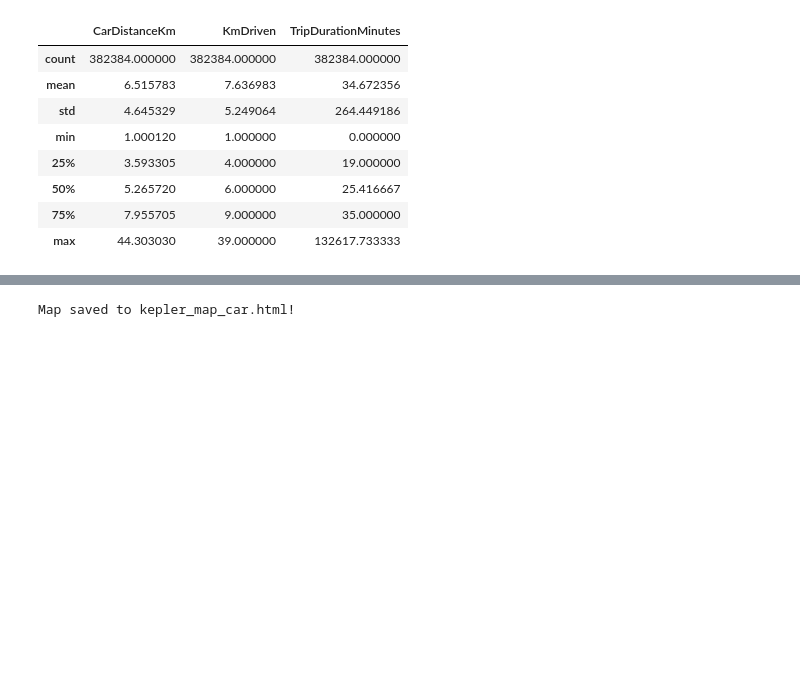
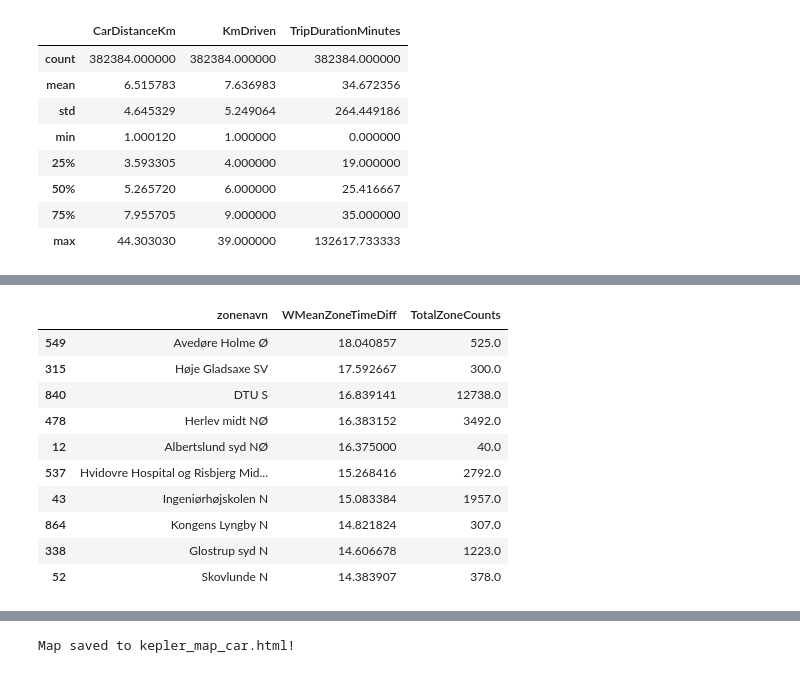
Before and after one commit to mihainipomici/multimodal_public_transport_copenhagen, a Jupyter notebook: notebooks/cars_social_analysis.ipynb, the cells around one changed output, grey strips where cells are left out. Drawn from its saved outputs; the diff is of its cells as text; code cells hidden in the pictures; blank space fills up the shorter version.

```diff
--- a/notebooks/cars_social_analysis.ipynb
+++ b/notebooks/cars_social_analysis.ipynb
@@ -294,17 +365,32 @@ end_zone_counts = end_zone_counts[end_zone_counts['EndZoneCounts'] > 5]
 car_trips = car_trips.merge(end_zone_counts, on='EndZoneId', how='left')
 # rename endzoneid to zoneid
 end_zone_counts = end_zone_counts.rename(columns={'EndZoneId': 'zoneid'})
-# create a column called TripDurationDiff where we subtract TripDurationMin from TotalDurationMin
-car_trips['TripDurationDiff'] = car_trips['TotalDurationMin'] - car_trips['TripDurationMinutes']
+
 # group StartZoneName and get the mean of TripDurationDiff
-start_zone_duration = car_trips.groupby('StartZoneName')['TripDurationDiff'].mean().reset_index(name='CarPubTranspTimeDiff')
+start_zone_duration = car_trips.groupby('StartZoneName')['TripDurationDiff'].mean().reset_index(name='StartZoneTimeDiff')
 # rename startzonename to zonenavn
 start_zone_duration = start_zone_duration.rename(columns={'StartZoneName': 'zonenavn'})
+# group EndZoneName and get the mean of TripDurationDiff
+end_zone_duration = car_trips.groupby('EndZoneName')['TripDurationDiff'].mean().reset_index(name='EndZoneTimeDiff')
+# rename endzonename to zonenavn
+end_zone_duration = end_zone_duration.rename(columns={'EndZoneName': 'zonenavn'})
+
+# Merge the DataFrames on 'zonenavn'
+zone_time_diff = pd.merge(start_zone_duration, end_zone_duration, on='zonenavn', how='outer', suffixes=('_start', '_end'))
+zone_time_diff.dropna(inplace=True)
+zone_time_diff['StartEndDiff'] = zone_time_diff['StartZoneTimeDiff'] - zone_time_diff['EndZoneTimeDiff']
+
 
 # merge with cph
 cph = cph.merge(start_zone_counts, on='zoneid', how='left')
 cph = cph.merge(end_zone_counts, on='zoneid', how='left')
 cph = cph.merge(start_zone_duration, on='zonenavn', how='left')
+cph = cph.merge(end_zone_duration, on='zonenavn', how='left')
+cph = cph.merge(zone_time_diff[['zonenavn', 'StartEndDiff']], on='zonenavn', how='left')
+# in cph, create a column called 'TotalZoneCounts' which is the sum of StartZoneCounts and EndZoneCounts
+cph['TotalZoneCounts'] = cph['StartZoneCounts'] + cph['EndZoneCounts']
+# compute the weighted mean of StartZoneTimeDiff and EndZoneTimeDiff for each zone
+cph['WMeanZoneTimeDiff'] = (cph['StartZoneTimeDiff'] * cph['StartZoneCounts'] + cph['EndZoneTimeDiff'] * cph['EndZoneCounts']) / cph['TotalZoneCounts']
 # %%
 # drop nan values in car_trips
 car_trips = car_trips.dropna()
@@ -313,6 +399,21 @@ common_values = np.intersect1d(car_trips['StartZoneId'].unique(), car_trips['End
 # %%
 # filter cph to only include the common values
 cph = cph[cph['zoneid'].isin(common_values)]
+# %%
+# print zonenavn in cph where StartZoneTimeDiff the lowest 10
+cph[['zonenavn', "WMeanZoneTimeDiff",'TotalZoneCounts']].sort_values(by='WMeanZoneTimeDiff', ascending=False).head(10)
+# %% [output]
+|  | zonenavn | WMeanZoneTimeDiff | TotalZoneCounts |
+| 549 | Avedøre Holme Ø | 18.040857 | 525.0 |
+| 315 | Høje Gladsaxe SV | 17.592667 | 300.0 |
+| 840 | DTU S | 16.839141 | 12738.0 |
+| 478 | Herlev midt NØ | 16.383152 | 3492.0 |
+| 12 | Albertslund syd NØ | 16.375000 | 40.0 |
+| 537 | Hvidovre Hospital og Risbjerg Mid... | 15.268416 | 2792.0 |
+| 43 | Ingeniørhøjskolen N | 15.083384 | 1957.0 |
+| 864 | Kongens Lyngby N | 14.821824 | 307.0 |
+| 338 | Glostrup syd N | 14.606678 | 1223.0 |
+| 52 | Skovlunde N | 14.383907 | 378.0 |
 # %%
 # count nan values in cph
 cph.isna().sum()
```
Also changed, not shown: parts of 22 cells of this notebook, 53 other files.
